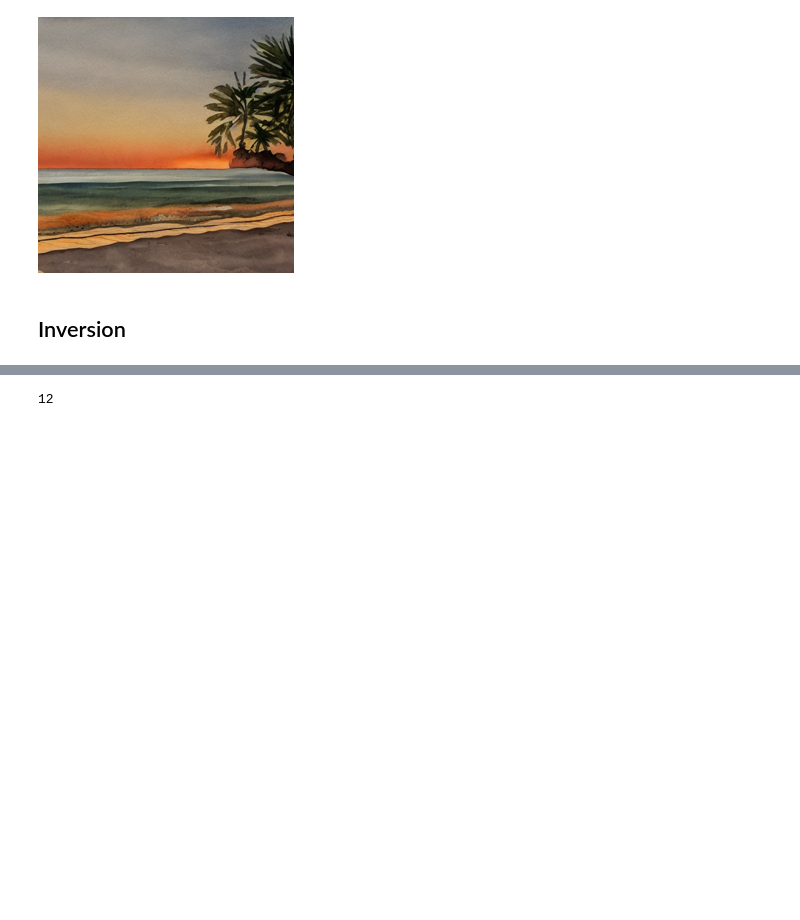
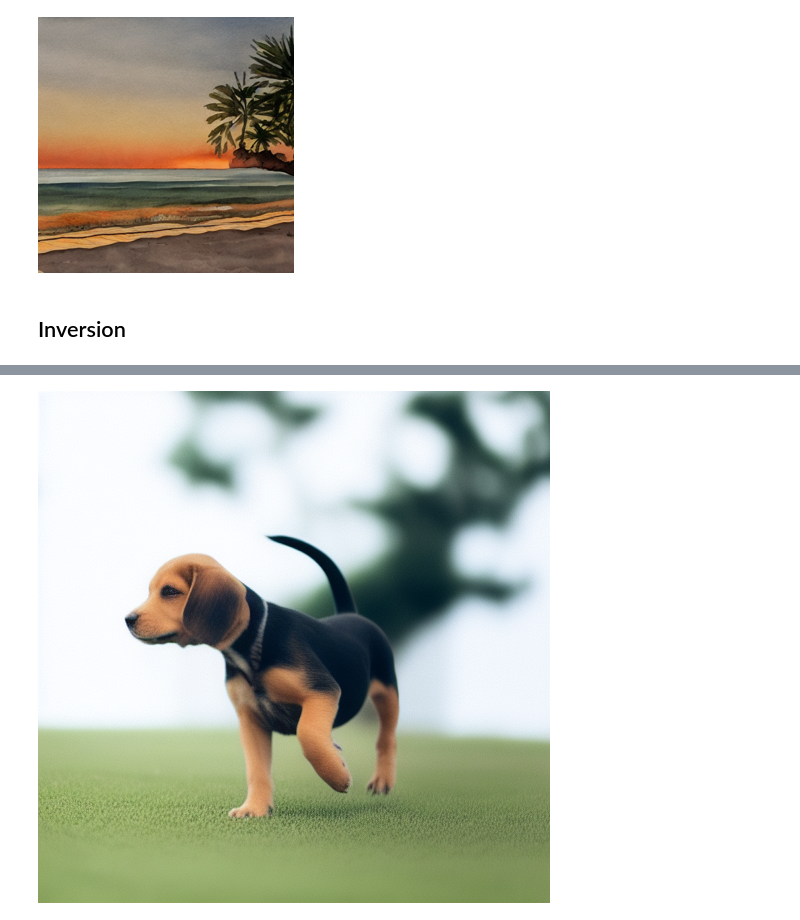
Before and after one commit to matteopilotto/diffusion-models-class, a Jupyter notebook: unit4/01_ddim_inversion_mp.ipynb, the cells around one changed output, grey strips where cells are left out. Cells and saved outputs as stored; diff of their text form; code cells hidden in the pictures; blank space fills up the shorter version.

```diff
--- a/unit4/01_ddim_inversion_mp.ipynb
+++ b/unit4/01_ddim_inversion_mp.ipynb
@@ -303,5 +311,11 @@ for i in tqdm(range(1, num_inference_steps), total=num_inference_steps-1):
 # %%
-1000//80
+start_step = 20
+sample(
+    input_image_prompt,
+    start_latents=inverted_latents[start_step-1][None],
+    start_step=start_step,
+    num_inference_steps=50
+)[0]
 # %% [output]
-12
+[figure, added]
 # %%
```
Also changed, not shown: parts of 11 cells of this notebook.
